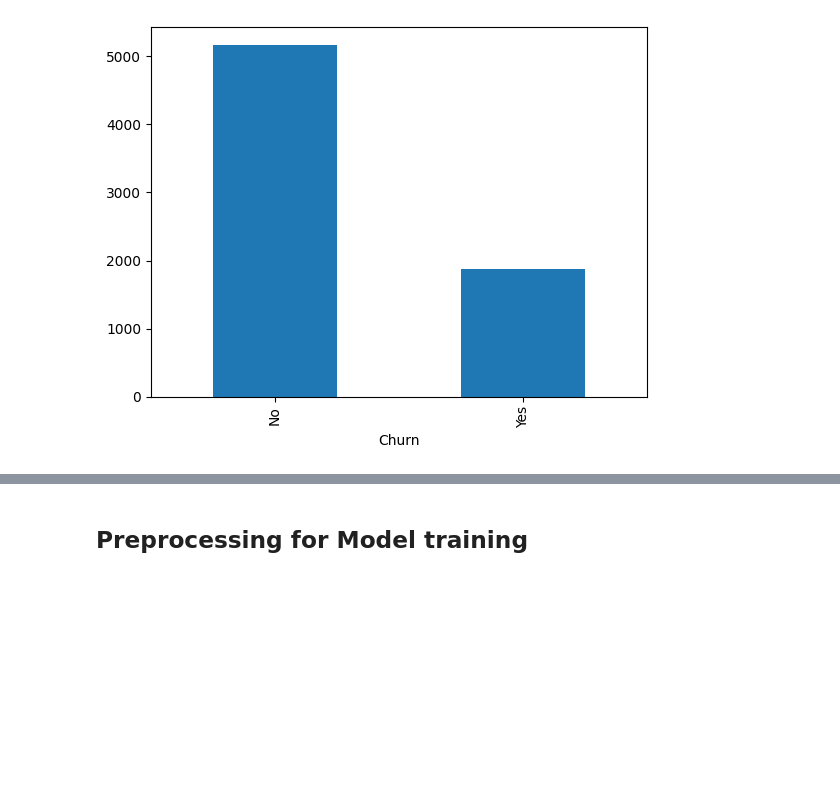
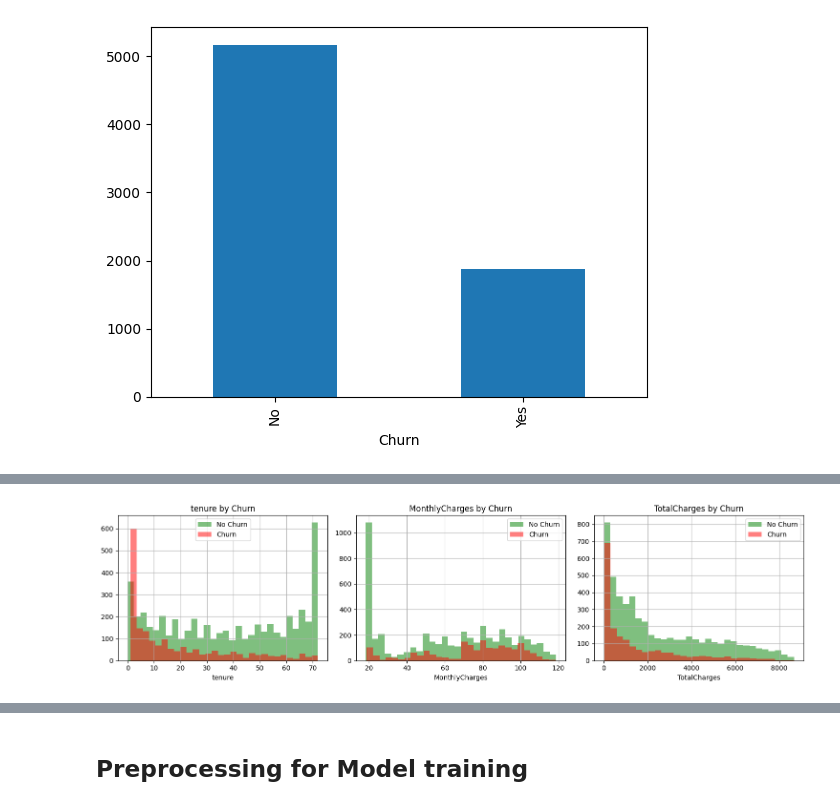
Before and after one commit to savi664/MachineLearningProject, a Jupyter notebook: 2425575.ipynb, the cells around one changed output, grey strips where cells are left out. Saved outputs shown, nothing was run; the diff lists cells and outputs as text; code cells hidden in the pictures; blank space fills up the shorter version.

```diff
--- a/2425575.ipynb
+++ b/2425575.ipynb
@@ -127,0 +162,15 @@ dtype: int64
+# %%
+num_features = ['tenure', 'MonthlyCharges', 'TotalCharges']
+fig, axes = plt.subplots(1, 3, figsize=(15, 4))
+
+for i, col in enumerate(num_features):
+    df[df['Churn'] == 'No'][col].hist(ax=axes[i], bins=30, alpha=0.5, label='No Churn', color='green')
+    df[df['Churn'] == 'Yes'][col].hist(ax=axes[i], bins=30, alpha=0.5, label='Churn', color='red')
+    axes[i].set_title(f'{col} by Churn')
+    axes[i].set_xlabel(col)
+    axes[i].legend()
+
+plt.tight_layout()
+plt.show()
+# %% [output]
+[figure, added]
```
Also changed, not shown: parts of 57 cells of this notebook.
